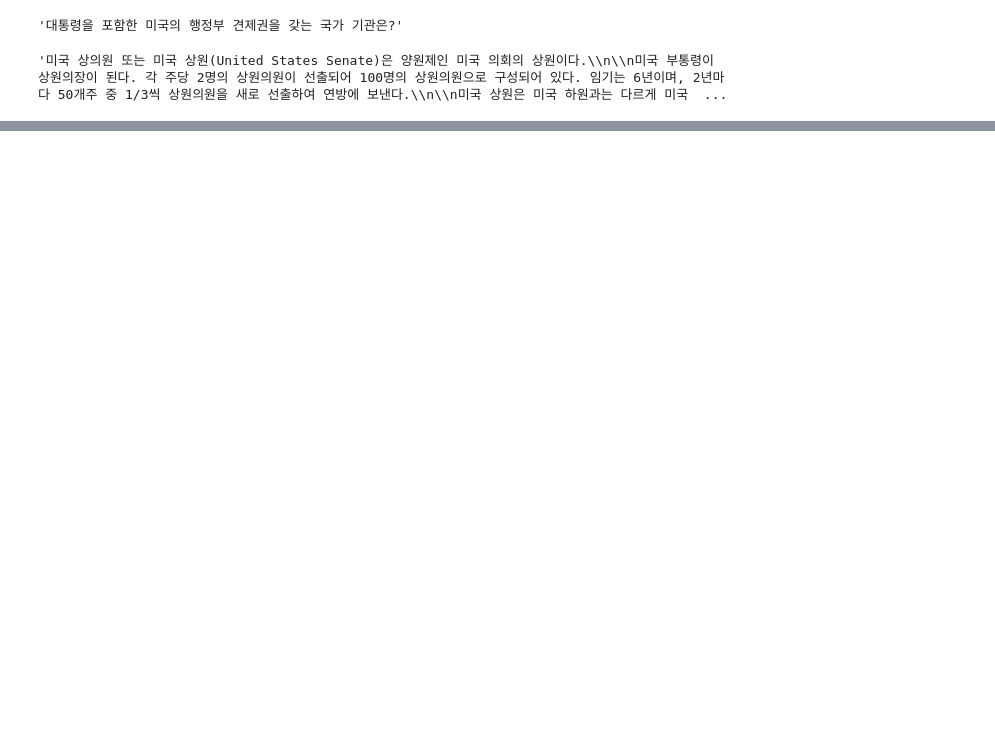
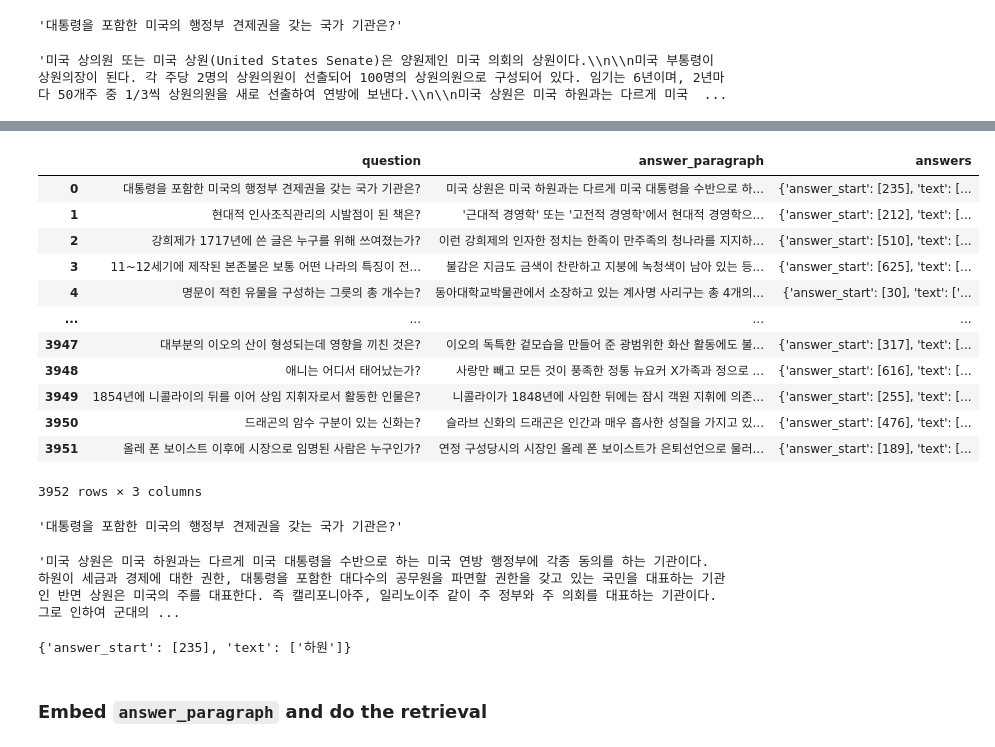
Before and after one commit to bcaitech1/p3-mrc-mr5, a Jupyter notebook: jaepil/code/EDA.ipynb, the cells around one changed output, grey strips where cells are left out. Drawn from its saved outputs; the diff is of its cells as text; code cells hidden in the pictures; blank space fills up the shorter version.

```diff
--- a/jaepil/code/EDA.ipynb
+++ b/jaepil/code/EDA.ipynb
@@ -713,8 +727,9 @@ array([1, 1])
 # %%
 # get the closest retrieval
 
-cosine_retrival_v = np.argmax(cosine_sim, axis=1)
-l2_retrieival_v = np.argmax(l2_norm, axis=1)
+cosine_retrival_v = np.argmin(cosine_sim, axis=1)
+l2_retrieival_v = np.argmin(l2_norm, axis=1)
+dot_v = np.argmax(dot, axis=1)
 # %%
 train_df.question.iloc[0]
 # %% [output]
@@ -738,0 +777,3 @@ train_df.context.iloc[idx]
+# %%
+train_df['paragraphs_l'] = train_df.context.apply(lambda x: x.split('\\n\\n'))
+train_df.paragraphs_l[0]
@@ -738,0 +789,50 @@ train_df.context.iloc[idx]
+# %%
+def get_answer_paragraph(paragraphs_l, answers):
+    answer_start = answers['answer_start'][0]
+
+    for idx, paragraph in enumerate(paragraphs_l):
+        assert not (answer_start < 0)
+
+        if answer_start < len(paragraph):
+            break
+        else:
+            answer_start -= len(paragraph)
+
+    return paragraphs_l[idx]
+# %%
+train_df['answer_paragraph'] = train_df.apply(lambda row:
+                                              get_answer_paragraph(
+                                                  row.paragraphs_l,
+                                                  row.answers),
+                                              axis=1
+                                             )
+# %%
+train_df[['question', 'answer_paragraph', 'answers']]
+# %% [output]
+|  | question | answer_paragraph | answers |
+| 0 | 대통령을 포함한 미국의 행정부 견제권을 갖는 국가 기관은? | 미국 상원은 미국 하원과는 다르게 미국 대통령을 수반으로 하... | {'answer_start': [235], 'text': [... |
+| 1 | 현대적 인사조직관리의 시발점이 된 책은? | '근대적 경영학' 또는 '고전적 경영학'에서 현대적 경영학으... | {'answer_start': [212], 'text': [... |
+| 2 | 강희제가 1717년에 쓴 글은 누구를 위해 쓰여졌는가? | 이런 강희제의 인자한 정치는 한족이 만주족의 청나라를 지지하... | {'answer_start': [510], 'text': [... |
+| 3 | 11~12세기에 제작된 본존불은 보통 어떤 나라의 특징이 전... | 불감은 지금도 금색이 찬란하고 지붕에 녹청색이 남아 있는 등... | {'answer_start': [625], 'text': [... |
+| 4 | 명문이 적힌 유물을 구성하는 그릇의 총 개수는? | 동아대학교박물관에서 소장하고 있는 계사명 사리구는 총 4개의... | {'answer_start': [30], 'text': ['... |
+| ... | ... | ... | ... |
+| 3947 | 대부분의 이오의 산이 형성되는데 영향을 끼친 것은? | 이오의 독특한 겉모습을 만들어 준 광범위한 화산 활동에도 불... | {'answer_start': [317], 'text': [... |
+| 3948 | 애니는 어디서 태어났는가? | 사랑만 빼고 모든 것이 풍족한 정통 뉴요커 X가족과 정으로 ... | {'answer_start': [616], 'text': [... |
+| 3949 | 1854년에 니콜라이의 뒤를 이어 상임 지휘자로서 활동한 인물은? | 니콜라이가 1848년에 사임한 뒤에는 잠시 객원 지휘에 의존... | {'answer_start': [255], 'text': [... |
+| 3950 | 드래곤의 암수 구분이 있는 신화는? | 슬라브 신화의 드래곤은 인간과 매우 흡사한 성질을 가지고 있... | {'answer_start': [476], 'text': [... |
+| 3951 | 올레 폰 보이스트 이후에 시장으로 임명된 사람은 누구인가? | 연정 구성당시의 시장인 올레 폰 보이스트가 은퇴선언으로 물러... | {'answer_start': [189], 'text': [... |
+3952 rows × 3 columns
+# %%
+train_df[['question', 'answer_paragraph', 'answers']].iloc[0].question
+# %% [output]
+'대통령을 포함한 미국의 행정부 견제권을 갖는 국가 기관은?'
+# %%
+train_df[['question', 'answer_paragraph', 'answers']].iloc[0].answer_paragraph
+# %% [output]
+'미국 상원은 미국 하원과는 다르게 미국 대통령을 수반으로 하는 미국 연방 행정부에 각종 동의를 하는 기관이다. 하원이 세금과 경제에 대한 권한, 대통령을 포함한 대다수의 공무원을 파면할 권한을 갖고 있는 국민을 대표하는 기관인 반면 상원은 미국의 주를 대표한다. 즉 캘리포니아주, 일리노이주 같이 주 정부와 주 의회를 대표하는 기관이다. 그로 인하여 군대의 ...
+# %%
+train_df[['question', 'answer_paragraph', 'answers']].iloc[0].answers
+# %% [output]
+{'answer_start': [235], 'text': ['하원']}
+# %% [markdown]
+### Embed `answer_paragraph` and do the retrieval
```
Also changed, not shown: parts of 31 cells of this notebook.
